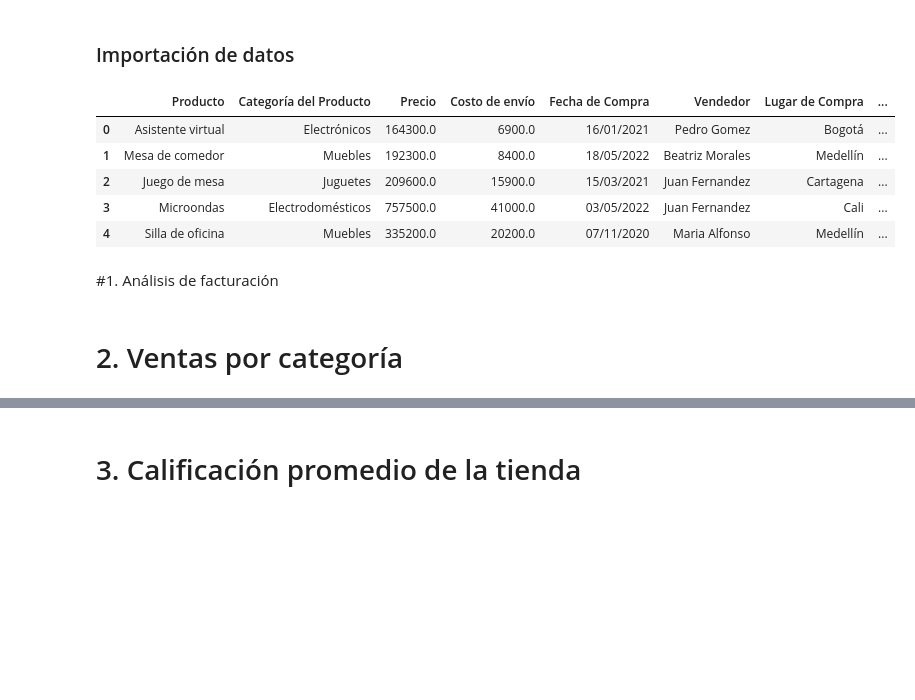
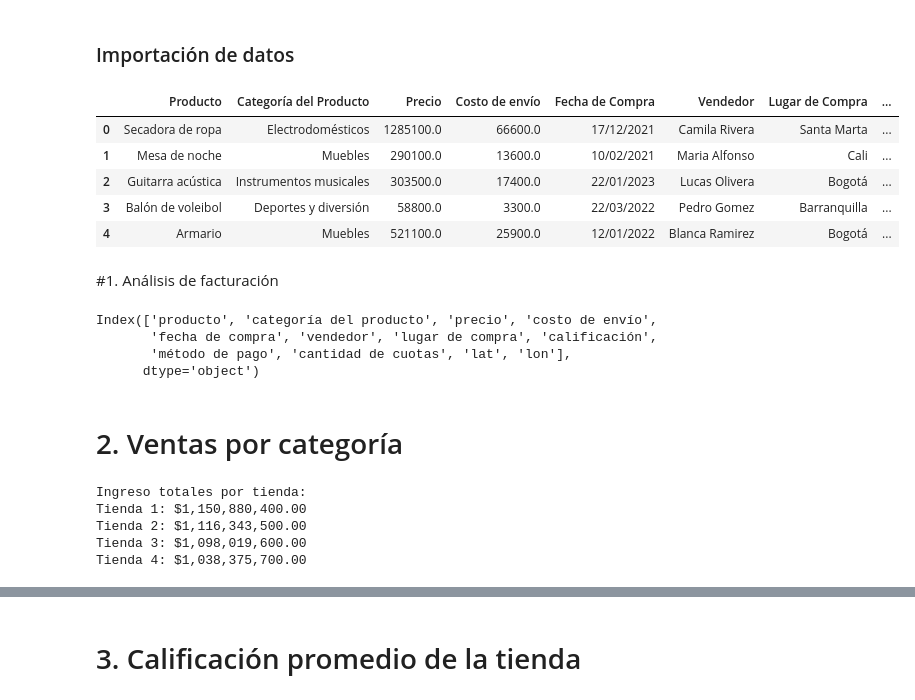
Before and after one commit to juanpimedicen/Challenge-AluraStore, a Jupyter notebook: AluraStoreLatam.ipynb, the cells around one changed output, grey strips where cells are left out. Saved outputs shown, nothing was run; the diff lists cells and outputs as text; code cells hidden in the pictures; blank space fills up the shorter version.

```diff
--- a/AluraStoreLatam.ipynb
+++ b/AluraStoreLatam.ipynb
@@ -5,23 +5,23 @@
 # %%
 import pandas as pd
 
 url1 = "https://raw.githubusercontent.com/alura-es-cursos/challenge1-data-science-latam/refs/heads/main/base-de-datos-challenge1-latam/tienda_1%20.csv"
 url2 = "https://raw.githubusercontent.com/alura-es-cursos/challenge1-data-science-latam/refs/heads/main/base-de-datos-challenge1-latam/tienda_2.csv"
 url3 = "https://raw.githubusercontent.com/alura-es-cursos/challenge1-data-science-latam/refs/heads/main/base-de-datos-challenge1-latam/tienda_3.csv"
 url4 = "https://raw.githubusercontent.com/alura-es-cursos/challenge1-data-science-latam/refs/heads/main/base-de-datos-challenge1-latam/tienda_4.csv"
 
-tienda1 = pd.read_csv(url)
+tienda1 = pd.read_csv(url1)
 tienda2 = pd.read_csv(url2)
 tienda3 = pd.read_csv(url3)
 tienda4 = pd.read_csv(url4)
 
-tienda.head()
+tienda3.head()
 # %% [output]
 |  | Producto | Categoría del Producto | Precio | Costo de envío | Fecha de Compra | Vendedor | Lugar de Compra | ... |
-| 0 | Asistente virtual | Electrónicos | 164300.0 | 6900.0 | 16/01/2021 | Pedro Gomez | Bogotá | ... |
-| 1 | Mesa de comedor | Muebles | 192300.0 | 8400.0 | 18/05/2022 | Beatriz Morales | Medellín | ... |
-| 2 | Juego de mesa | Juguetes | 209600.0 | 15900.0 | 15/03/2021 | Juan Fernandez | Cartagena | ... |
-| 3 | Microondas | Electrodomésticos | 757500.0 | 41000.0 | 03/05/2022 | Juan Fernandez | Cali | ... |
-| 4 | Silla de oficina | Muebles | 335200.0 | 20200.0 | 07/11/2020 | Maria Alfonso | Medellín | ... |
+| 0 | Secadora de ropa | Electrodomésticos | 1285100.0 | 66600.0 | 17/12/2021 | Camila Rivera | Santa Marta | ... |
+| 1 | Mesa de noche | Muebles | 290100.0 | 13600.0 | 10/02/2021 | Maria Alfonso | Cali | ... |
+| 2 | Guitarra acústica | Instrumentos musicales | 303500.0 | 17400.0 | 22/01/2023 | Lucas Olivera | Bogotá | ... |
+| 3 | Balón de voleibol | Deportes y diversión | 58800.0 | 3300.0 | 22/03/2022 | Pedro Gomez | Barranquilla | ... |
+| 4 | Armario | Muebles | 521100.0 | 25900.0 | 12/01/2022 | Blanca Ramirez | Bogotá | ... |
 # %% [markdown]
 #1. Análisis de facturación
@@ -28,2 +35,35 @@ tienda.head()
+# %%
+#función que quite las mayúsculas de los nombres de las columnas de tienda1, tienda2, tienda3 y tienda4
+
+def lower_columns(df):
+  df.columns = [col.lower() for col in df.columns]
+  return df
+
+for tienda in tiendas:
+  lower_columns(tienda)
+
+tienda3.columns
+# %% [output]
+Index(['producto', 'categoría del producto', 'precio', 'costo de envío',
+       'fecha de compra', 'vendedor', 'lugar de compra', 'calificación',
+       'método de pago', 'cantidad de cuotas', 'lat', 'lon'],
+      dtype='object')
 # %% [markdown]
 # 2. Ventas por categoría
+# %%
+i=1
+print(f"Ingreso totales por tienda:")
+# ciclo para buscar entre cada tienda de la lista tiendas
+for tienda in tiendas:
+  # calcular la suma de cada tienda
+  suma_precio = tienda['precio'].sum()
+
+  # imprimir la suma de cada tienda
+  print(f"Tienda {i}: ${suma_precio:,.2f}")
+  i=i+1
+# %% [output]
+Ingreso totales por tienda:
+Tienda 1: $1,150,880,400.00
+Tienda 2: $1,116,343,500.00
+Tienda 3: $1,098,019,600.00
+Tienda 4: $1,038,375,700.00
```
Also changed, not shown: parts of 7 cells of this notebook.
